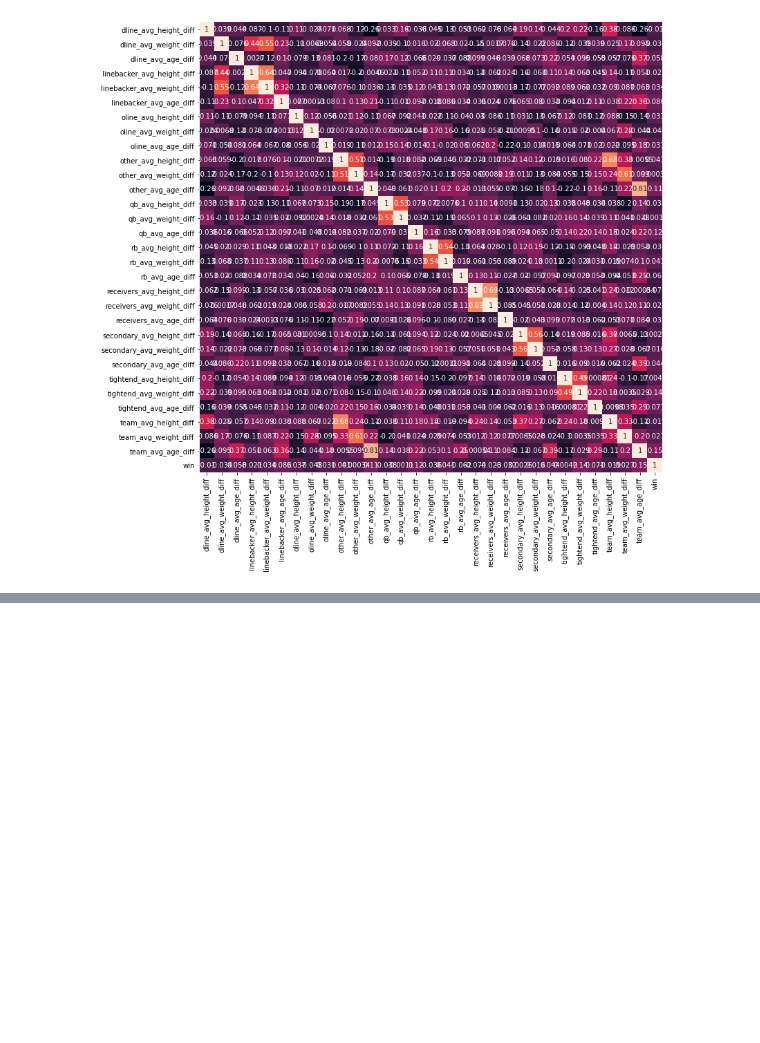
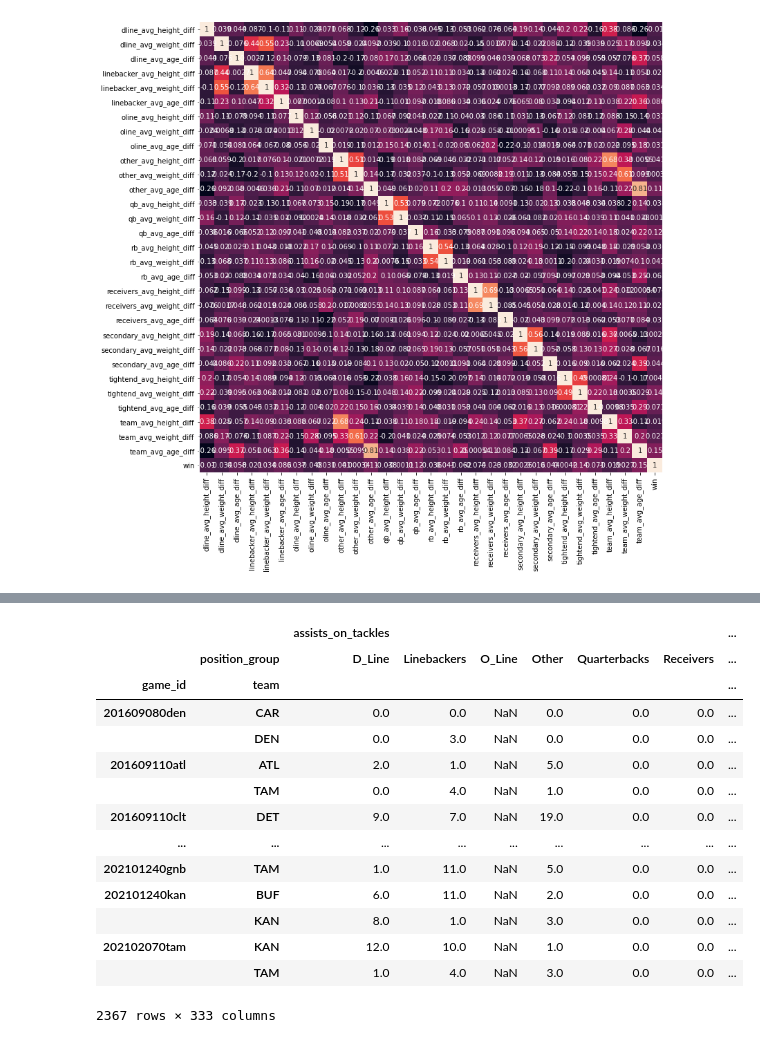
Before and after one commit to WillRobinson152/NFL_Analysis, a Jupyter notebook: CleanDataForEDA.ipynb, the cells around one changed output, grey strips where cells are left out. Drawn from its saved outputs; the diff is of its cells as text; code cells hidden in the pictures; blank space fills up the shorter version.

Commit message:
Added Gameplay table.

```diff
--- a/CleanDataForEDA.ipynb
+++ b/CleanDataForEDA.ipynb
@@ -414,0 +424,21 @@ game_sizes.to_csv('D:/Data/GameSizeDiffs.csv', index=False)
+# %%
+gameplay.drop(columns=['index'], inplace=True)
+
+gameplay.loc[(gameplay['player_id']=='HoyeBr00')&(gameplay.team=='2TM'), 'team'] = 'SFO'
+
+gameplay['team'] = gameplay.team.fillna(method='ffill')
+
+gameplay.drop_duplicates(inplace=True)
+
+off_def = gameplay.groupby(by=['game_id', 'team', 'position_group', 'year'], as_index=False).agg('sum')
+for col in sp_teams:
+    if col in ['game_id','team','year']:
+        continue
+    else:
+        off_def = off_def.drop(columns=col)
+
+spec_teams = gameplay[sp_teams]\
+            .groupby(by=['game_id','team','year'], as_index=False).agg('sum')
+# %%
+off_def = off_def[off_def.position_group!='Kickers'].reset_index(drop=True)
+off_def
@@ -414,0 +475,7 @@ game_sizes.to_csv('D:/Data/GameSizeDiffs.csv', index=False)
+# %%
+winners = pd.read_csv('Winners.csv', usecols=['boxscore_index', 'opponent_abbr', 'season', 'result'])
+winners = winners[winners.season>2015]
+winners.rename(columns={'opponent_abbr':'team'}, inplace=True)
+winners.loc[:,'result'] = 0
+winners.drop(columns=['season'], inplace=True)
+winners
@@ -414,0 +496,5 @@ game_sizes.to_csv('D:/Data/GameSizeDiffs.csv', index=False)
+# %%
+off_def = off_def.merge(winners.rename(columns={'boxscore_index':'game_id'}),
+             how='left', on=['game_id', 'team'])
+off_def['result'] = off_def.result.fillna(1)
+off_def
@@ -414,0 +515,19 @@ game_sizes.to_csv('D:/Data/GameSizeDiffs.csv', index=False)
+# %%
+import numpy as np
+pd.pivot_table(off_def, columns='position_group', index=['game_id','team'], aggfunc=np.sum)
+# %% [output]
+|  |  | assists_on_tackles |  |  |  |  |  | ... |
+|  | position_group | D_Line | Linebackers | O_Line | Other | Quarterbacks | Receivers | ... |
+| game_id | team |  |  |  |  |  |  | ... |
+| 201609080den | CAR | 0.0 | 0.0 | NaN | 0.0 | 0.0 | 0.0 | ... |
+|  | DEN | 0.0 | 3.0 | NaN | 0.0 | 0.0 | 0.0 | ... |
+| 201609110atl | ATL | 2.0 | 1.0 | NaN | 5.0 | 0.0 | 0.0 | ... |
+|  | TAM | 0.0 | 4.0 | NaN | 1.0 | 0.0 | 0.0 | ... |
+| 201609110clt | DET | 9.0 | 7.0 | NaN | 19.0 | 0.0 | 0.0 | ... |
+| ... | ... | ... | ... | ... | ... | ... | ... | ... |
+| 202101240gnb | TAM | 1.0 | 11.0 | NaN | 5.0 | 0.0 | 0.0 | ... |
+| 202101240kan | BUF | 6.0 | 11.0 | NaN | 2.0 | 0.0 | 0.0 | ... |
+|  | KAN | 8.0 | 1.0 | NaN | 3.0 | 0.0 | 0.0 | ... |
+| 202102070tam | KAN | 12.0 | 10.0 | NaN | 1.0 | 0.0 | 0.0 | ... |
+|  | TAM | 1.0 | 4.0 | NaN | 3.0 | 0.0 | 0.0 | ... |
+2367 rows × 333 columns
```
Also changed, not shown: parts of 8 cells of this notebook.
